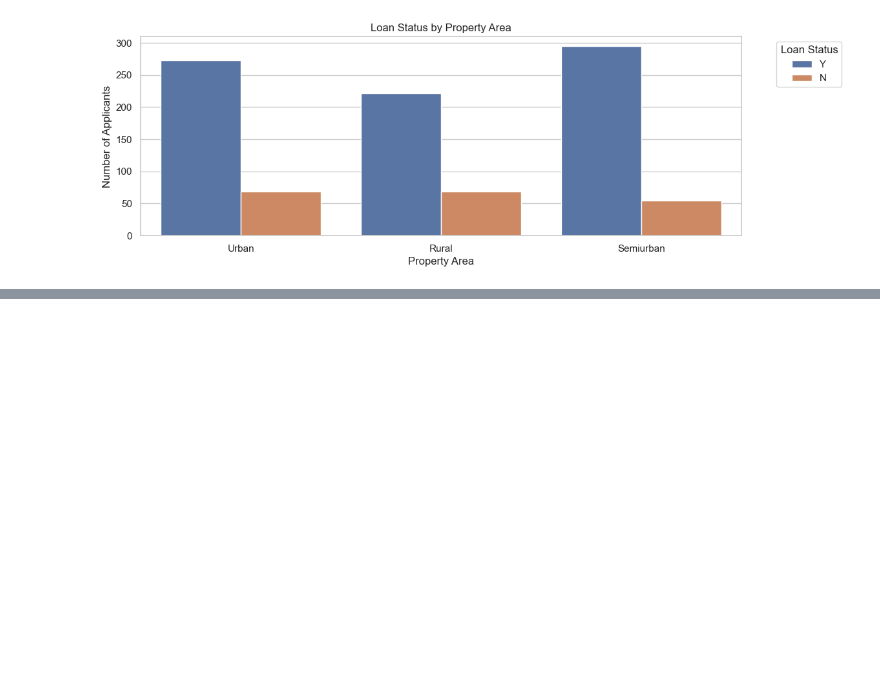
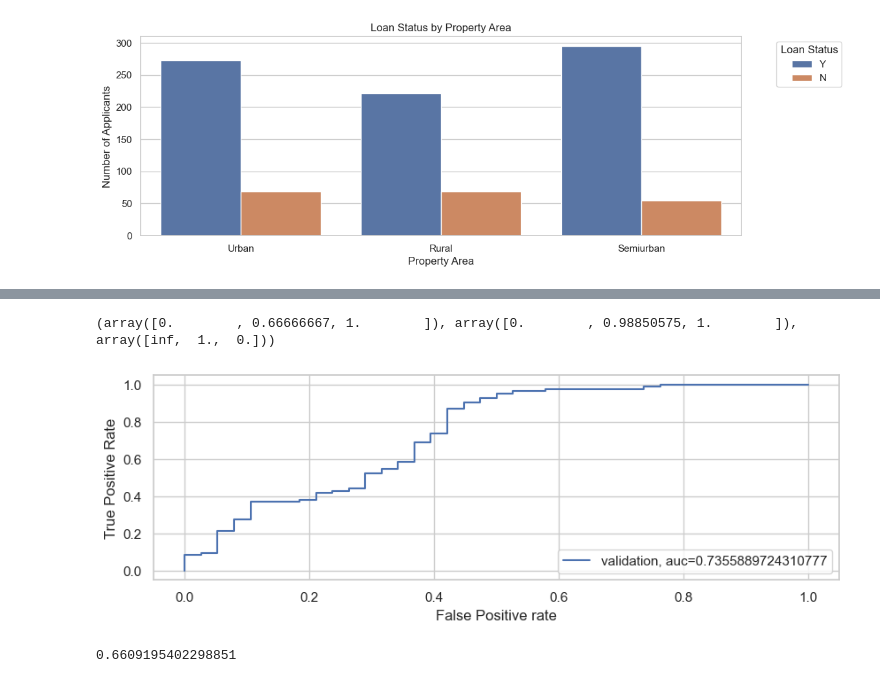
Before and after one commit to Bharadwaj-Sathya/AI, a Jupyter notebook: MachineLearning/SupervisedLearning/Classification/LogisticRegresson/Project/LogisticRegresson.ipynb, the cells around one changed output, grey strips where cells are left out. Cells and saved outputs as stored; diff of their text form; code cells hidden in the pictures; blank space fills up the shorter version.

```diff
--- a/MachineLearning/SupervisedLearning/Classification/LogisticRegresson/Project/LogisticRegresson.ipynb
+++ b/MachineLearning/SupervisedLearning/Classification/LogisticRegresson/Project/LogisticRegresson.ipynb
@@ -470,0 +555,3 @@ plt.show()
+# %%
+### Split Data - train, test
+X_train, X_test, y_train, y_test = train_test_split(x_variables, y_variables, test_size=0.2, random_state = 10)
@@ -470,0 +602,4 @@ plt.show()
+# %%
+# Using logistic regression supervised ML classification model
+logistic = LogisticRegression(max_iter=1000)
+logistic.fit(X_train, y_train)
@@ -470,0 +608,5 @@ plt.show()
+# %%
+y_pred = logistic.predict(X_test)
+print(accuracy_score(y_test, y_pred))
+print(confusion_matrix(y_test, y_pred))
+print(classification_report(y_test, y_pred))
@@ -470,0 +625,16 @@ plt.show()
+# %%
+kf=StratifiedKFold(n_splits=5, random_state=1, shuffle= True)
+i=1
+for train_index,test_index in kf.split(x_variables,y_variables):
+    global model
+    print('{} of kfold {}'.format(i,kf.n_splits))
+    xtr,xvl=x_variables.iloc[train_index],x_variables.iloc[test_index]
+    ytr,yvl=y_variables.iloc[train_index],y_variables.iloc[test_index]
+    model=LogisticRegression(random_state=1, max_iter=1000 )
+    model.fit(xtr,ytr)
+    pred_test=model.predict(xvl)
+    score=accuracy_score(yvl,pred_test)
+    print('Accuracy score: ', score)
+    i+=1
+    pred_test =model.predict(X_test)
+    pred= model.predict_proba(xvl)[:,1]
@@ -470,0 +652,22 @@ plt.show()
+# %%
+print(roc_curve(y_test,y_pred))
+# %% [output]
+(array([0.        , 0.66666667, 1.        ]), array([0.        , 0.98850575, 1.        ]), array([inf,  1.,  0.]))
+# %%
+fpr, tpr, threshold = roc_curve(y_test, y_pred)
+
+
+fpr,tpr,_=metrics.roc_curve(yvl, pred)
+auc = metrics.roc_auc_score(yvl,pred)
+plt.figure(figsize=(10,3))
+plt.plot(fpr,tpr,label='validation, auc='+str(auc))
+plt.xlabel('False Positive rate')
+plt.ylabel('True Positive Rate')
+plt.legend(loc=4)
+plt.show()
+# %% [output]
+[figure, added]
+# %%
+print(roc_auc_score(y_test,y_pred))
+# %% [output]
+0.6609195402298851
```
Also changed, not shown: parts of 16 cells of this notebook, 2 other files.
